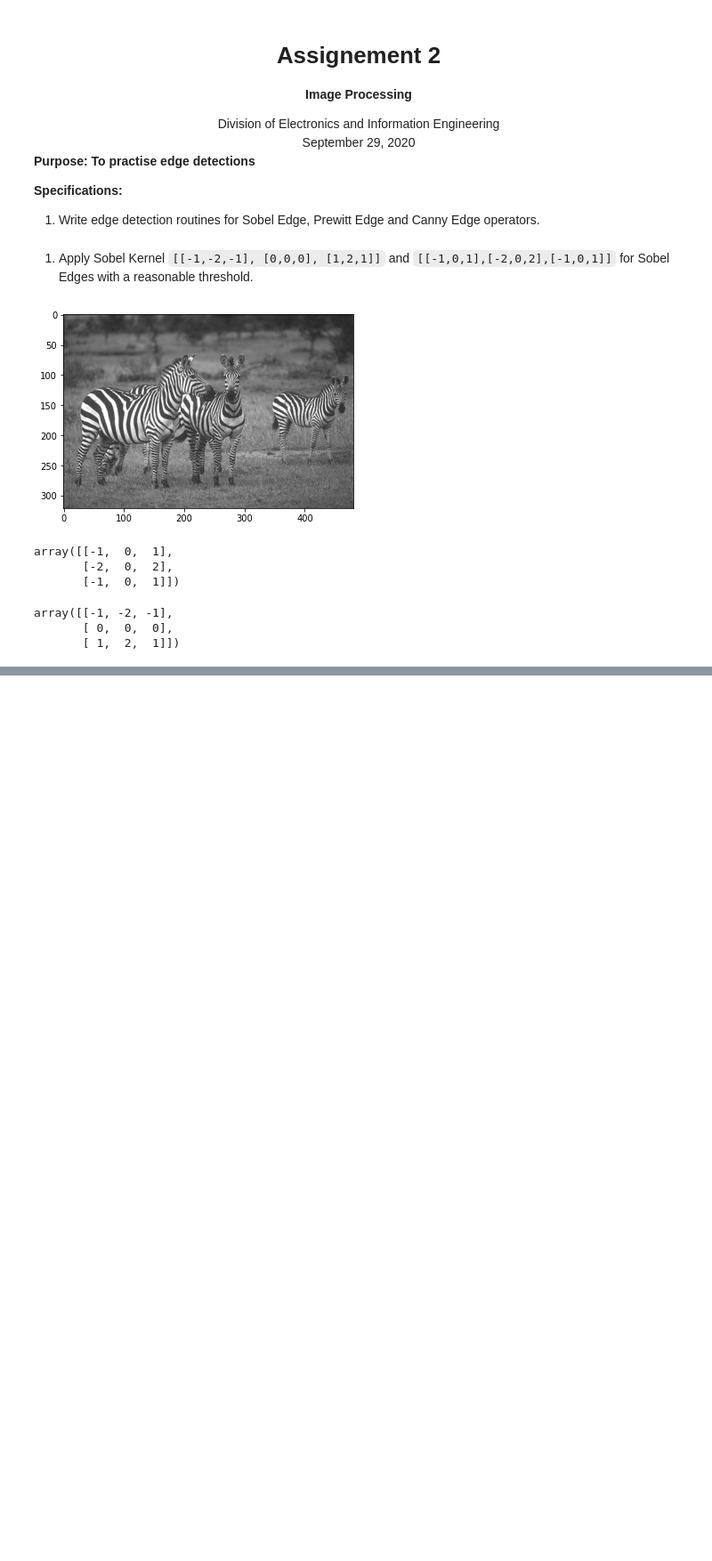
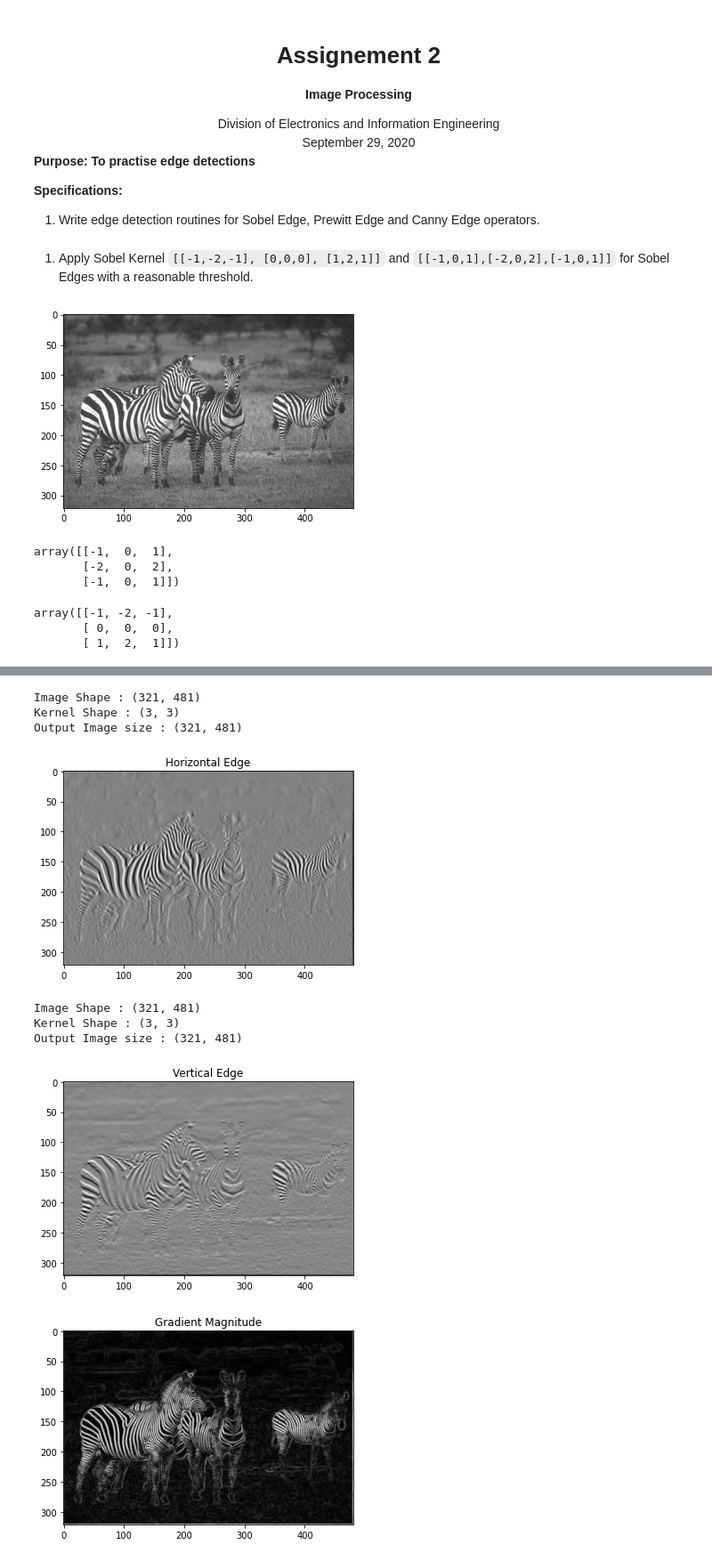
Before and after one commit to Dadajon/coursework, a Jupyter notebook: fall-2020/advanced-image-processing/assignment2/playground.ipynb, the cells around one changed output, grey strips where cells are left out. Shown at 89% size. Cells and saved outputs as stored; diff of their text form; code cells hidden in the pictures; blank space fills up the shorter version.

Commit message:
Test #conv, #sobel

```diff
--- a/fall-2020/advanced-image-processing/assignment2/playground.ipynb
+++ b/fall-2020/advanced-image-processing/assignment2/playground.ipynb
@@ -87,0 +89,13 @@ print(pil_image, "\n\n\t\tvs\n\n", gray_image)
+# %%
+edge_image = sobel_edge_detection(image, vertical_filter, verbose=True)
+plt.imshow(edge_image, cmap='gray');
+# %% [output]
+Image Shape : (321, 481)
+Kernel Shape : (3, 3)
+Output Image size : (321, 481)
+[figure, added]
+Image Shape : (321, 481)
+Kernel Shape : (3, 3)
+Output Image size : (321, 481)
+[figure, added]
+[figure, added]
```
Also changed, not shown: parts of 17 cells of this notebook, 5 other files.
